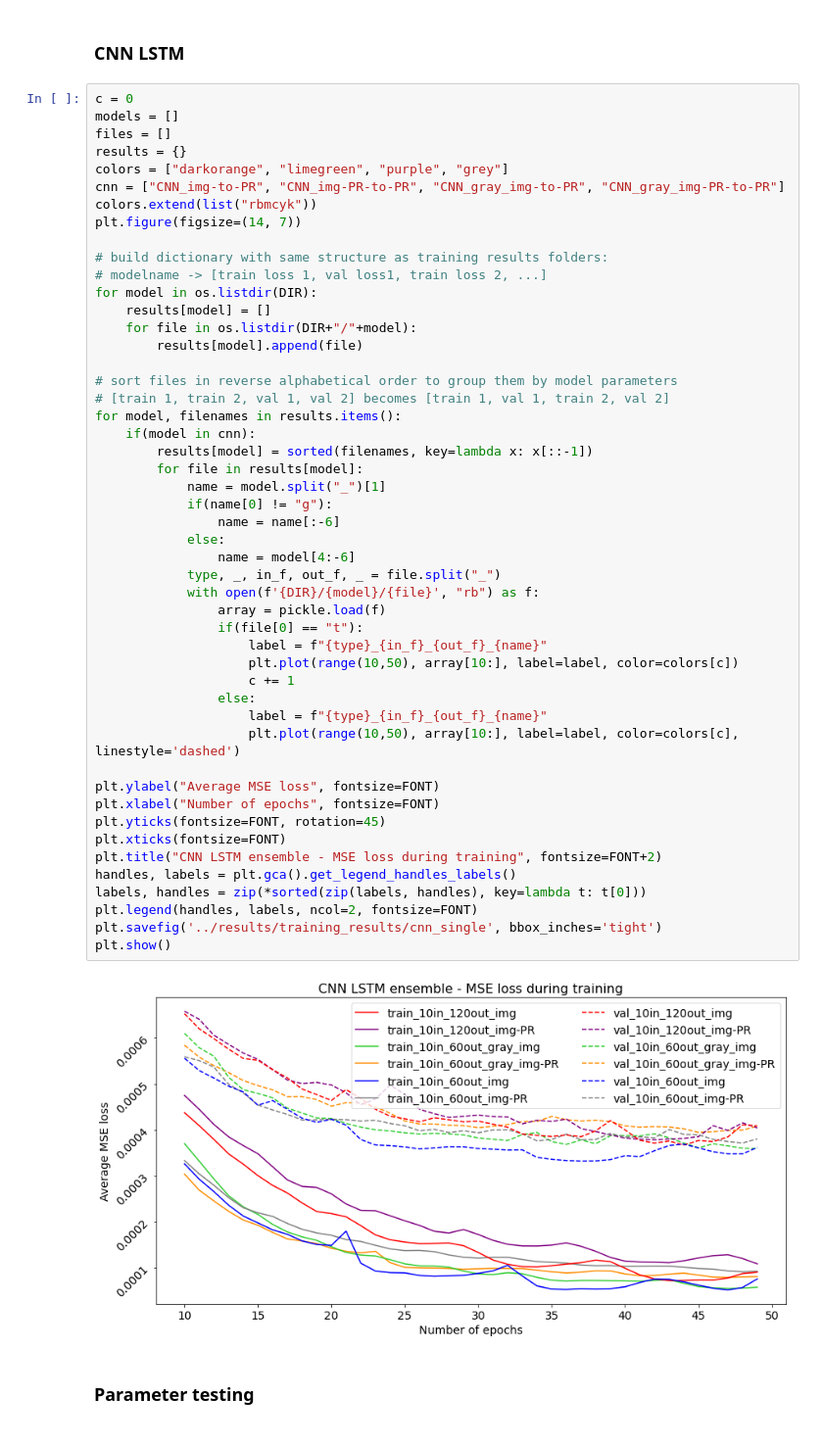
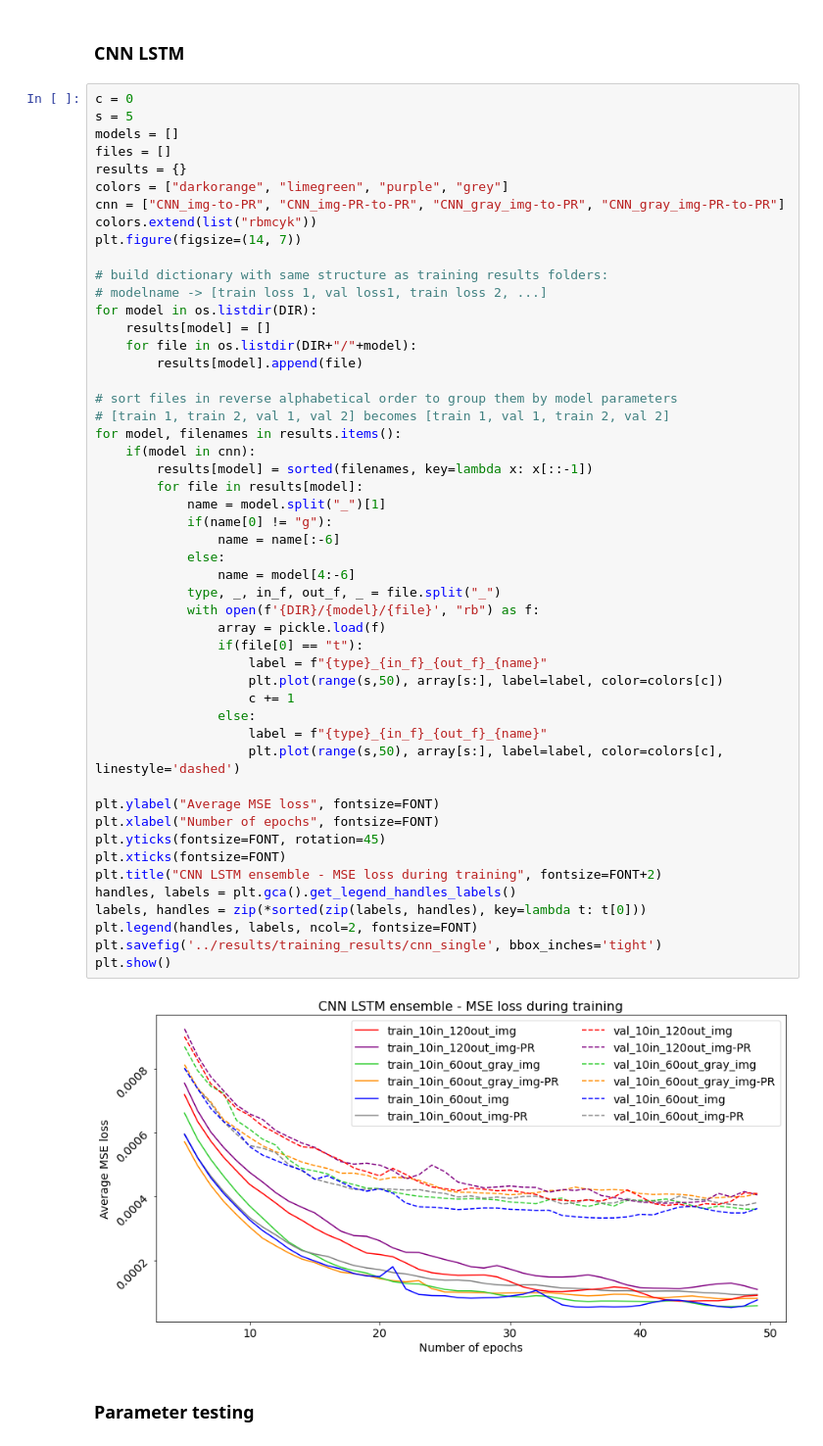
Before and after one commit to lancedw/3D-state-prediction-for-surface-vessels-using-IMU-data-and-images, a Jupyter notebook: code/notebooks/training_result_plots.ipynb, the cells around one changed output. Shown at 98% size. Cells and saved outputs as stored; diff of their text form.

Commit message:
better graph

```diff
--- a/code/notebooks/training_result_plots.ipynb
+++ b/code/notebooks/training_result_plots.ipynb
@@ -219,6 +219,7 @@ plt.show()
 ### CNN LSTM
 # %%
 c = 0
+s = 5
 models = []
 files = []
 results = {}
@@ -238,36 +239,36 @@ for model in os.listdir(DIR):
 # [train 1, train 2, val 1, val 2] becomes [train 1, val 1, train 2, val 2]
 for model, filenames in results.items():
     if(model in cnn):
         results[model] = sorted(filenames, key=lambda x: x[::-1])
         for file in results[model]:
             name = model.split("_")[1]
             if(name[0] != "g"):
                 name = name[:-6]
             else:
                 name = model[4:-6]
             type, _, in_f, out_f, _ = file.split("_")
             with open(f'{DIR}/{model}/{file}', "rb") as f:
                 array = pickle.load(f)
                 if(file[0] == "t"):
                     label = f"{type}_{in_f}_{out_f}_{name}"
-                    plt.plot(range(10,50), array[10:], label=label, color=colors[c])
+                    plt.plot(range(s,50), array[s:], label=label, color=colors[c])
                     c += 1
                 else:
                     label = f"{type}_{in_f}_{out_f}_{name}"
-                    plt.plot(range(10,50), array[10:], label=label, color=colors[c], linestyle='dashed')
+                    plt.plot(range(s,50), array[s:], label=label, color=colors[c], linestyle='dashed')
 
 plt.ylabel("Average MSE loss", fontsize=FONT)
 plt.xlabel("Number of epochs", fontsize=FONT)
 plt.yticks(fontsize=FONT, rotation=45)
 plt.xticks(fontsize=FONT)
 plt.title("CNN LSTM ensemble - MSE loss during training", fontsize=FONT+2)
 handles, labels = plt.gca().get_legend_handles_labels()
 labels, handles = zip(*sorted(zip(labels, handles), key=lambda t: t[0]))
 plt.legend(handles, labels, ncol=2, fontsize=FONT)
 plt.savefig('../results/training_results/cnn_single', bbox_inches='tight')
 plt.show()
 # %% [output]
-[figure, old version]
+[figure, new version]
 # %% [markdown]
 ### Parameter testing
 # %%
```
Also changed, not shown: 1 other file.
